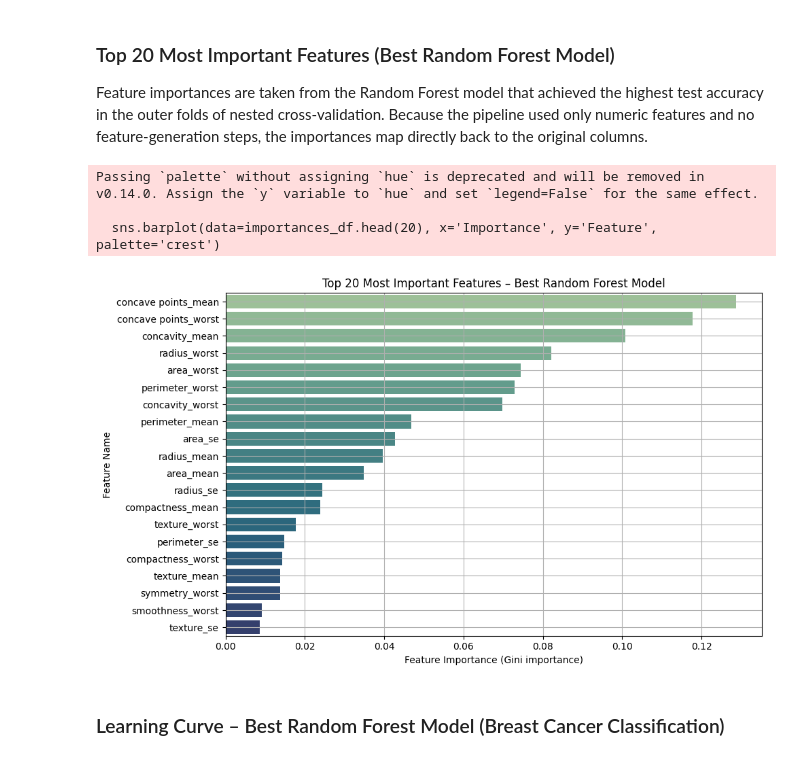
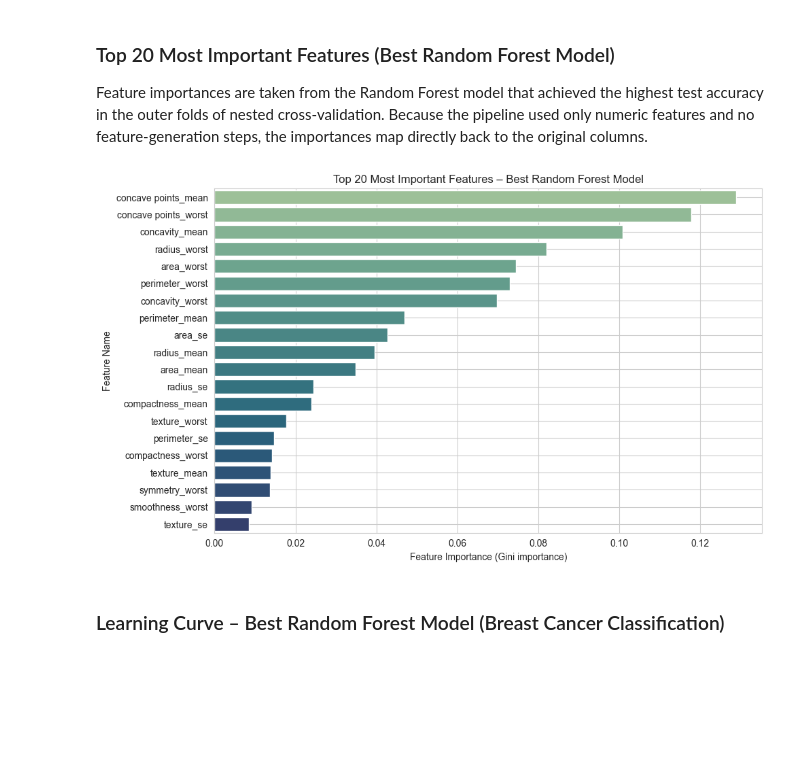
Before and after one commit to maedeshahbazizadeh/breast-cancer-ml, a Jupyter notebook: Breast_Cancer_Prediction.ipynb, the cells around one changed output. Drawn from its saved outputs; the diff is of its cells as text; code cells hidden in the pictures; blank space fills up the shorter version.

```diff
--- a/Breast_Cancer_Prediction.ipynb
+++ b/Breast_Cancer_Prediction.ipynb
@@ -283,0 +239,33 @@ Passing `palette` without assigning `hue` is deprecated and will be removed in v
+# %%
+import seaborn as sns
+import matplotlib.pyplot as plt
+
+# Features to plot
+features = ['radius_mean', 'area_mean', 'texture_mean', 'smoothness_mean']
+titles = ['Radius Mean', 'Area Mean', 'Texture Mean', 'Smoothness Mean']
+
+# Set up 2x2 grid of plots
+fig, axes = plt.subplots(2, 2, figsize=(14, 10))
+sns.set_style("whitegrid")
+
+for i, feature in enumerate(features):
+    row, col = divmod(i, 2)
+    ax = axes[row, col]
+
+    sns.histplot(
+        data=df,
+        x=feature,
+        hue='diagnosis',
+        bins=30,
+        kde=True,
+        palette={0: '#2E8B8B', 1: '#D35D6E'},
+        multiple='dodge',
+        ax=ax
+    )
+    ax.set_title(f'{titles[i]} Distribution by Diagnosis', fontsize=12)
+    ax.set_xlabel(feature)
+    ax.set_ylabel('Count')
+
+plt.suptitle('Feature Distributions by Diagnosis (Benign vs Malignant)', fontsize=14)
+plt.tight_layout(rect=[0, 0, 1, 0.96])
+plt.show()
@@ -691,38 +648,35 @@ import pandas as pd
 import matplotlib.pyplot as plt
 import seaborn as sns
 
 # === Top Features from Best Model ===
 
 # Access the best pipeline (already selected via best_index)
 best_pipe = best_model.best_estimator_
 
 # Extract original feature names (since no transformations applied)
 feature_names = X.columns
 
 # Extract the trained Random Forest model
 rf_model = best_pipe.named_steps['clf']
 importances = rf_model.feature_importances_
 
 # Build DataFrame of features and their importances
 importances_df = pd.DataFrame({
     'Feature': feature_names,
     'Importance': importances
 }).sort_values(by='Importance', ascending=False)
 
 # Plot top 20 most important features
 plt.figure(figsize=(10, 6))
-sns.barplot(data=importances_df.head(20), x='Importance', y='Feature', palette='crest')
+sns.barplot(data=importances_df.head(20), x='Importance', y='Feature', hue='Feature', palette='crest', legend=False)
 plt.title('Top 20 Most Important Features – Best Random Forest Model')
 plt.xlabel('Feature Importance (Gini importance)')
 plt.ylabel('Feature Name')
 plt.grid(True)
 plt.tight_layout()
 plt.show()
 # %% [output]
-Passing `palette` without assigning `hue` is deprecated and will be removed in v0.14.0. Assign the `y` variable to `hue` and set `legend=False` for the same effect.
-
-  sns.barplot(data=importances_df.head(20), x='Importance', y='Feature', palette='crest')
-[figure, old version]
+[figure, new version]
 # %% [markdown]
 ### Learning Curve – Best Random Forest Model (Breast Cancer Classification)
 # %%
```
Also changed, not shown: parts of 10 cells of this notebook.
